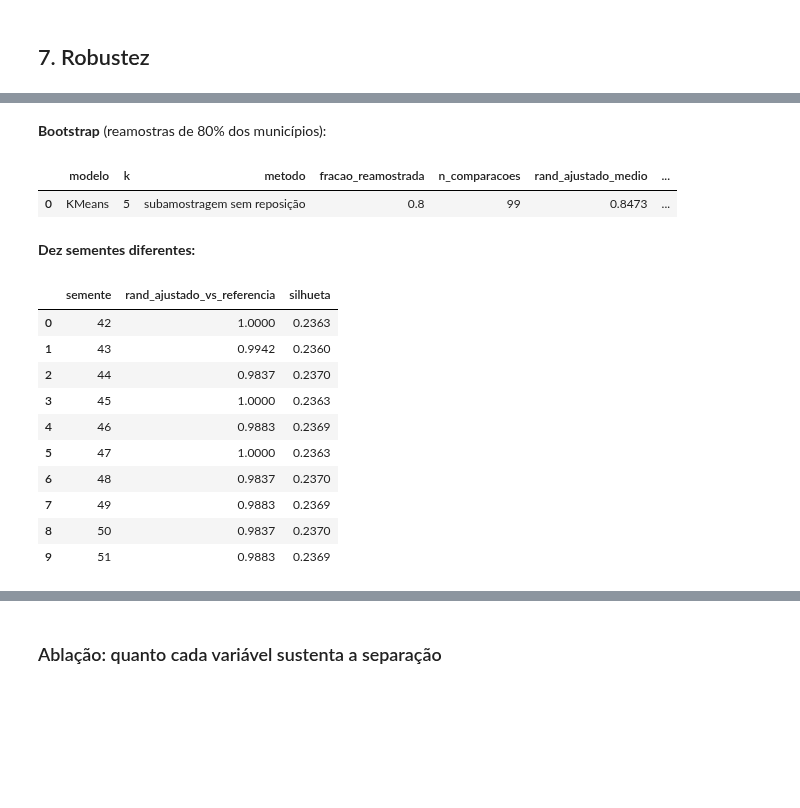
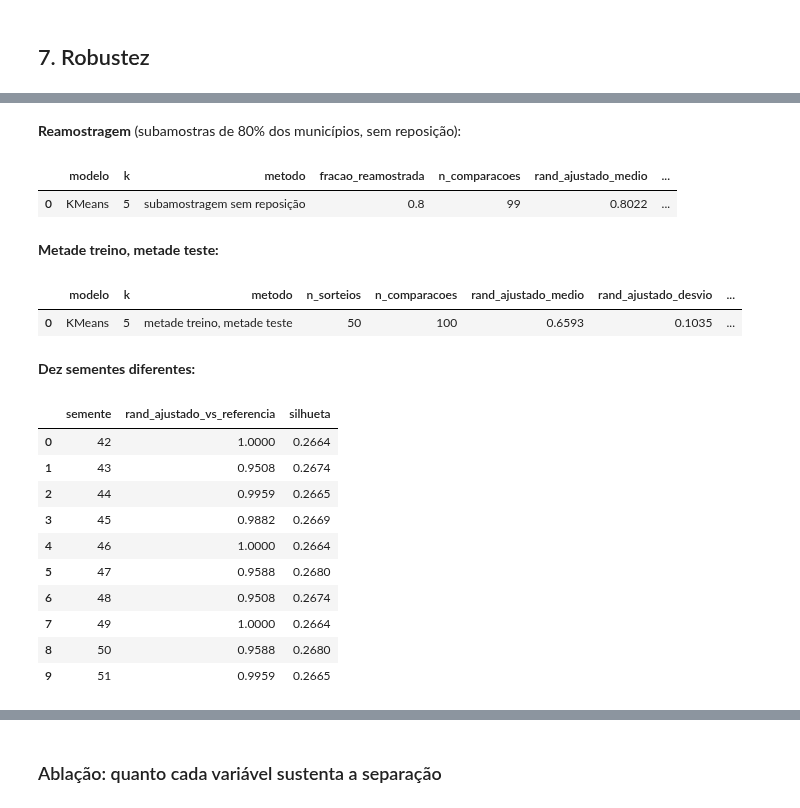
Before and after one commit to VictorGarcia25/ibmecPCDV20261_victor_lucas_beatriz_ravi, a Jupyter notebook: notebooks/02_poc_clusterizacao.ipynb, the cells around one changed output, grey strips where cells are left out. Cells and saved outputs as stored; diff of their text form; code cells hidden in the pictures; blank space fills up the shorter version.

```diff
--- a/notebooks/02_poc_clusterizacao.ipynb
+++ b/notebooks/02_poc_clusterizacao.ipynb
@@ -236,21 +394,32 @@ tabela('10_baselines_por_grupo').pivot_table(index=['grupo','nome_grupo','k'], c
 # %%
-display(Markdown('**Bootstrap** (reamostras de 80% dos municípios):'))
+# Teste 1 - REAMOSTRAGEM: tiro 20% dos municípios ao acaso e rodo de novo, 100 vezes.
+# rand_ajustado_medio perto de 1 = os grupos continuam os mesmos, ou seja, não foi sorte.
+# Teste 2 - SEMENTES: rodo com 10 sementes aleatórias diferentes (a semente muda o ponto de partida do algoritmo).
+display(Markdown('**Reamostragem** (subamostras de 80% dos municípios, sem reposição):'))
 display(tabela('13_estabilidade_bootstrap'))
+# Teste 3 - METADE TREINO / METADE TESTE (pedido do professor): sorteio duas metades de cidades.
+# O modelo aprende numa metade e classifica a outra, que ele nunca viu; comparo com os grupos que essa
+# metade forma sozinha. 50 sorteios, trocando as metades de papel = 100 comparações.
+display(Markdown('**Metade treino, metade teste:**'))
+display(tabela('13b_validacao_metades'))
 display(Markdown('**Dez sementes diferentes:**'))
 display(tabela('12_estabilidade_sementes'))
 # %% [output]
-**Bootstrap** (reamostras de 80% dos municípios):
+**Reamostragem** (subamostras de 80% dos municípios, sem reposição):
 |  | modelo | k | metodo | fracao_reamostrada | n_comparacoes | rand_ajustado_medio | ... |
-| 0 | KMeans | 5 | subamostragem sem reposição | 0.8 | 99 | 0.8473 | ... |
+| 0 | KMeans | 5 | subamostragem sem reposição | 0.8 | 99 | 0.8022 | ... |
-**Dez sementes diferentes:**
+**Metade treino, metade teste:**
-|  | semente | rand_ajustado_vs_referencia | silhueta |
-| 0 | 42 | 1.0000 | 0.2363 |
-| 1 | 43 | 0.9942 | 0.2360 |
-| 2 | 44 | 0.9837 | 0.2370 |
-| 3 | 45 | 1.0000 | 0.2363 |
-| 4 | 46 | 0.9883 | 0.2369 |
-| 5 | 47 | 1.0000 | 0.2363 |
-| 6 | 48 | 0.9837 | 0.2370 |
-| 7 | 49 | 0.9883 | 0.2369 |
-| 8 | 50 | 0.9837 | 0.2370 |
-| 9 | 51 | 0.9883 | 0.2369 |
+|  | modelo | k | metodo | n_sorteios | n_comparacoes | rand_ajustado_medio | rand_ajustado_desvio | ... |
+| 0 | KMeans | 5 | metade treino, metade teste | 50 | 100 | 0.6593 | 0.1035 | ... |
+**Dez sementes diferentes:**
+|  | semente | rand_ajustado_vs_referencia | silhueta |
+| 0 | 42 | 1.0000 | 0.2664 |
+| 1 | 43 | 0.9508 | 0.2674 |
+| 2 | 44 | 0.9959 | 0.2665 |
+| 3 | 45 | 0.9882 | 0.2669 |
+| 4 | 46 | 1.0000 | 0.2664 |
+| 5 | 47 | 0.9588 | 0.2680 |
+| 6 | 48 | 0.9508 | 0.2674 |
+| 7 | 49 | 1.0000 | 0.2664 |
+| 8 | 50 | 0.9588 | 0.2680 |
+| 9 | 51 | 0.9959 | 0.2665 |
```
Also changed, not shown: parts of 63 cells of this notebook, 41 other files.
